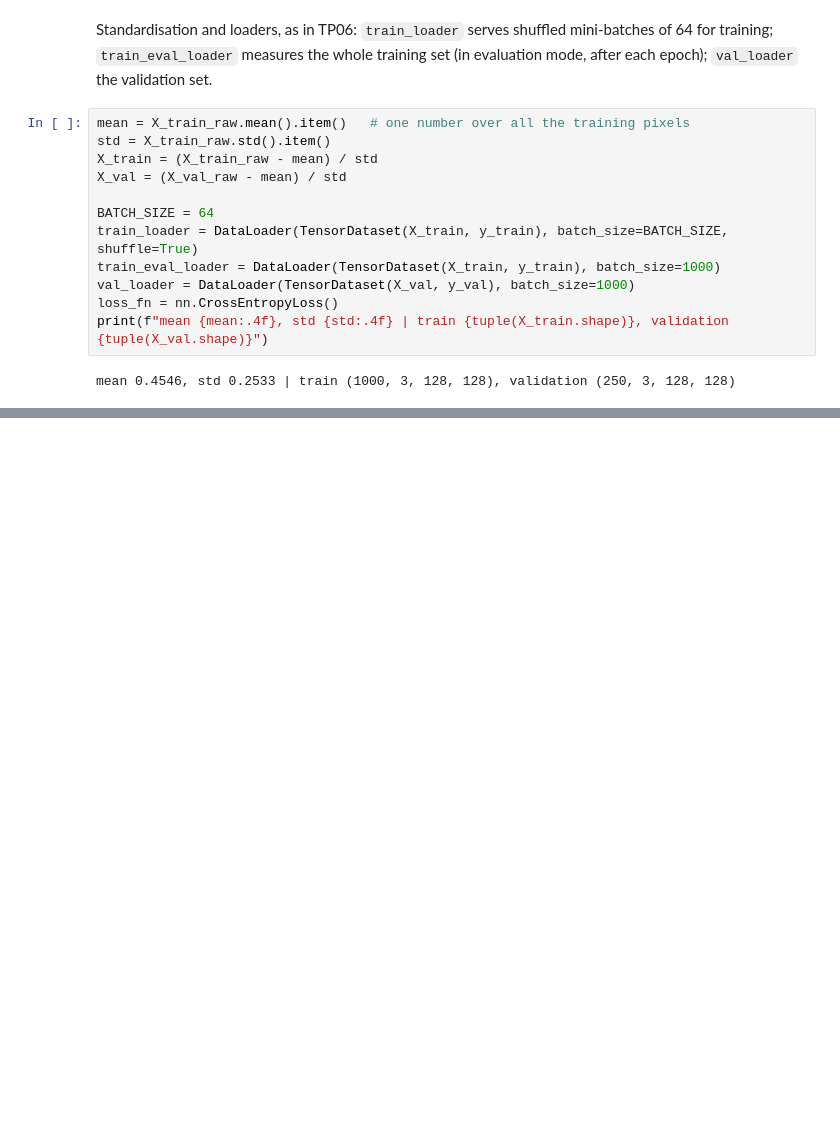
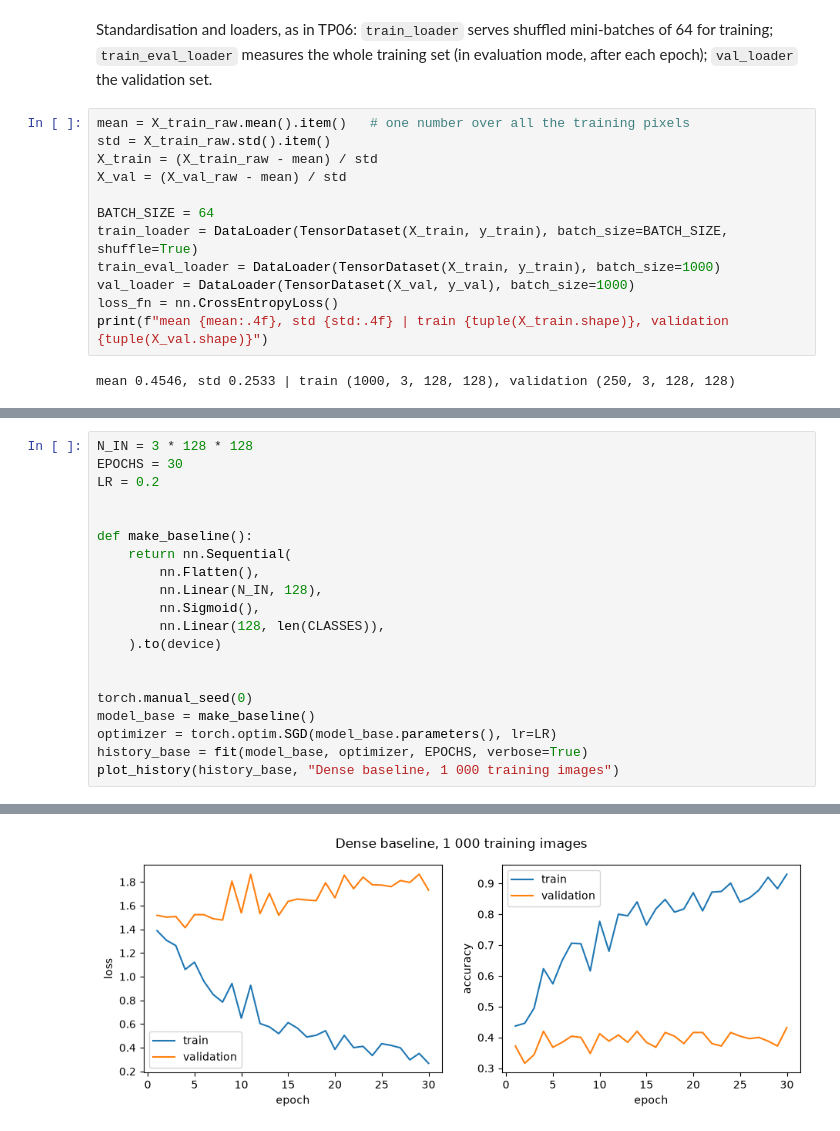
Before and after one commit to urbltalbert/Neural-Networks-Deep-Learning-Foundations-Compact-, a Jupyter notebook: 02_monitoring_diagnosis.ipynb, the cells around one changed output, grey strips where cells are left out. Drawn from its saved outputs; the diff is of its cells as text; blank space fills up the shorter version.

Commit message:
Train the baseline for 30 epochs and plot the training curves

```diff
--- a/02_monitoring_diagnosis.ipynb
+++ b/02_monitoring_diagnosis.ipynb
@@ -196,0 +204,21 @@ mean 0.4546, std 0.2533 | train (1000, 3, 128, 128), validation (250, 3, 128, 12
+# %%
+N_IN = 3 * 128 * 128
+EPOCHS = 30
+LR = 0.2
+
+
+def make_baseline():
+    return nn.Sequential(
+        nn.Flatten(),
+        nn.Linear(N_IN, 128),
+        nn.Sigmoid(),
+        nn.Linear(128, len(CLASSES)),
+    ).to(device)
+
+
+torch.manual_seed(0)
+model_base = make_baseline()
+optimizer = torch.optim.SGD(model_base.parameters(), lr=LR)
+history_base = fit(model_base, optimizer, EPOCHS, verbose=True)
+plot_history(history_base, "Dense baseline, 1 000 training images")
+# %% [output]
@@ -196,0 +242 @@ mean 0.4546, std 0.2533 | train (1000, 3, 128, 128), validation (250, 3, 128, 12
+[figure, added]
```
Also changed, not shown: parts of 2 cells of this notebook.
